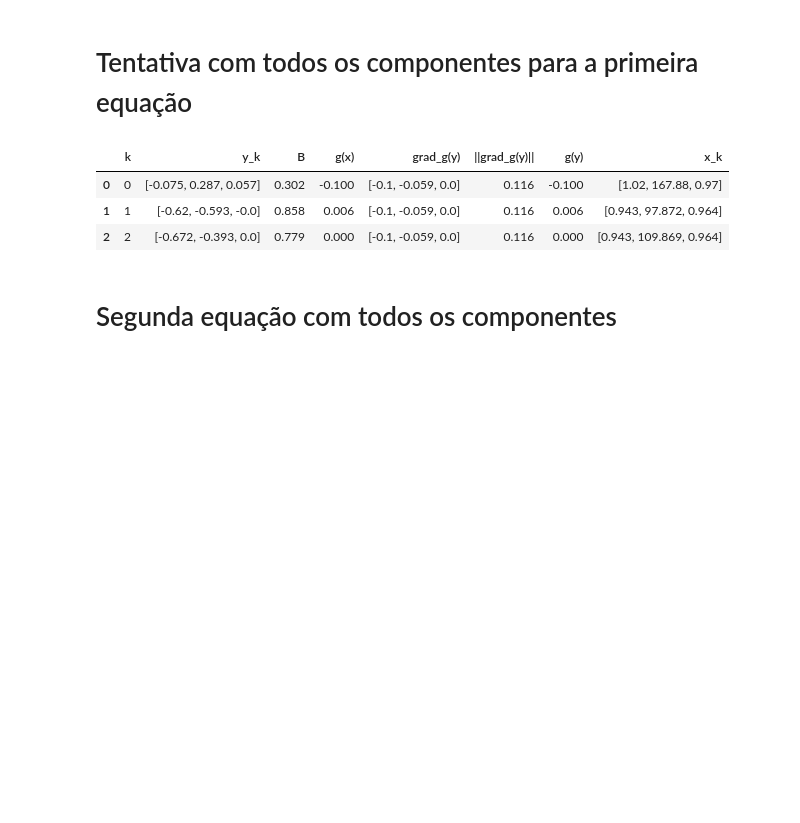
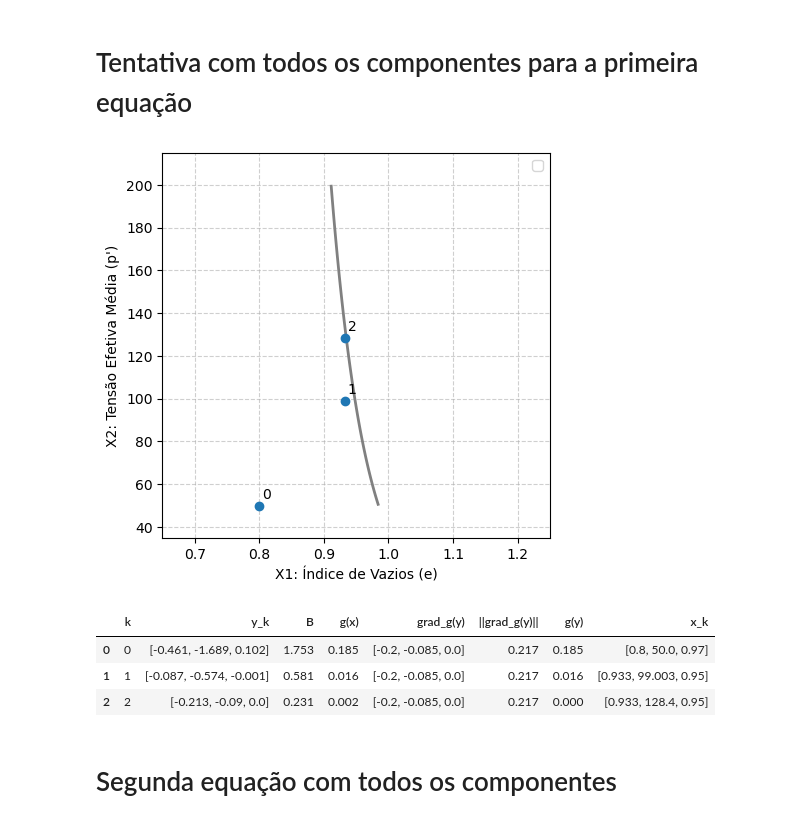
Before and after one commit to Gabrielsssilverio/Confiabilidade, a Jupyter notebook: Artigo.ipynb, the cells around one changed output. Drawn from its saved outputs; the diff is of its cells as text; code cells hidden in the pictures; blank space fills up the shorter version.

```diff
--- a/Artigo.ipynb
+++ b/Artigo.ipynb
@@ -710,13 +710,13 @@ def g_y_simbolico_fun (vetor_x_simbolico):
 
 # Descrição das variáveis aleatórias
 e = variavel_aleatoria(distribuicao='normal', nome='Indices_vazio', simbolo='e')
-e.conjunto_parametros(1.02, 0.1)
+e.conjunto_parametros(0.98, 0.2)
 
 p = variavel_aleatoria(distribuicao='lognormal', nome='Mean_effective_stess', simbolo='p')
 p.calculo_parametros(167.88, 109.04)
 
 n = variavel_aleatoria(distribuicao='lognormal', nome='N', simbolo='N')
-n.calculo_parametros(0.97, 0.11)
+n.calculo_parametros(0.97, 0.2)
 
 vetor_va = [e, p, n]
 
@@ -736,7 +736,7 @@ Rz = vx_obj.matriz_correlacao_nataf() # Garante que Cz é calculado (Cz = Rx = I
 J_yz, J_zy = vx_obj.decomposicao_cholesky()
 
 # Ponto inicial (ponto médio)
-x_start = np.array([1.02, 167.88, 0.97])
+x_start = np.array([0.8, 50, 0.97])
 ponto_projeto_obj = Ponto_projeto_HRLF(vx_obj, g_fun_numerica_g1, vetor_simbolico_y, g_y_simbolico_fun, g_sym_function, vetor_simbolico_x, x_start, max_iter=200)
 
 # Resultado da iteração
@@ -746,7 +746,6 @@ dados_arredondados = [[np.round(x, 3) for x in linha] for linha in resultado_ite
 # Montagem da tabela
 tabela_g1 = pd.DataFrame(dados_arredondados, columns=['k', 'y_k', 'B', 'g(x)', 'grad_g(y)', '||grad_g(y)||', 'g(y)', 'x_k' ])
 
-'''
 #Plot
 # Vetor com os valores de das variáveis
 coluna_vetor_x = tabela_g1['x_k']
@@ -754,57 +753,65 @@ coluna_vetor_x = tabela_g1['x_k']
 # Separação de X1 e X2
 X1_coords = coluna_vetor_x.apply(lambda vec: vec[0]) # Pega a 1ª componente (Indice de vazios)
 X2_coords = coluna_vetor_x.apply(lambda vec: vec[1]) # Pega a 2ª componente (Tensão efetiva média)
+X3_coords = coluna_vetor_x.apply(lambda vec: vec[2]) # Pega a 3ª componente (Razão de tensão)
 
 # Dominio a ser aplicado à g(X)
-X1_min = -0.1
+X1_min = 0.7
 X1_max = 1.2
 X2_min = 50.0
-X2_max = 3500.0
+X2_max = 200.0
+
+# Valor de X3 (n) no ponto de plotagem (usamos a média como referência)
+X3_REF = 0.97 # MU de 'n' (0.97)
 
 # Cria uma grade (mesh) de 100x100 pontos para X1 e X2
 num_points = 100
 X1_grid = np.linspace(X1_min, X1_max, num_points)
 X2_grid = np.linspace(X2_min, X2_max, num_points)
 X_mesh_1, X_mesh_2 = np.meshgrid(X1_grid, X2_grid)
 
 # Calculo de g(X)
-G_values = np.zeros(X_mesh_1.shape)
+G1_values = np.zeros(X_mesh_1.shape)
 for i in range(num_points):
     for j in range(num_points):
-        x_point = np.array([X_mesh_1[i, j], X_mesh_2[i, j]])
-        G_values[i, j] = g_fun_numerica_g1(x_point)
+        # CORREÇÃO: Cria um vetor 3D, fixando X3 na sua média
+        x_point = np.array([X_mesh_1[i, j], X_mesh_2[i, j], X3_REF])
+        G1_values[i, j] = g_fun_numerica_g1(x_point)
 
-# Contorno dos valores possíveis
-plt.plot([X1_min, X1_max, X1_max, X1_min, X1_min],
-         [X2_min, X2_min, X2_max, X2_max, X2_min],
-         color='gray', linestyle='-', linewidth=1)
+# --- INÍCIO DA PLOTAGEM ---
+plt.figure(figsize=(5, 5))
 
-# Plot de g(X)
-plt.contour(X_mesh_1, X_mesh_2, G_values, levels=[0], colors='gray', linestyles='-', linewidths=2, label='g(X)=0')
+# Plot de g(X)=0
+# 'CS' guarda o objeto de contorno para que a legenda funcione.
+CS = plt.contour(X_mesh_1, X_mesh_2, G1_values, levels=[0], colors='gray', linestyles='-', linewidths=2)
 
 # Trajetória de convergência
-plt.plot(X1_coords, X2_coords, marker='o',linestyle='', color='tab:blue')
-plt.scatter(X1_coords.iloc[-1], X2_coords.iloc[-1], color='red', marker='o')
+plt.plot(X1_coords, X2_coords, marker='o',linestyle='', color='tab:blue', label='')
 
-# Anotações dos pontos
+# Ponto de Projeto (último ponto da convergência)
+#plt.scatter(X1_coords.iloc[-1], X2_coords.iloc[-1], color='red', marker='o', s=100, label='Ponto de Projeto (x*)')
+
+# Anotações dos pontos (k)
 for k, (x1, x2) in enumerate(zip(X1_coords, X2_coords)):
     plt.annotate(str(k), (x1, x2), textcoords="offset points", xytext=(5,5), ha='center')
 
-# Ajusta os limites do eixo para cobrir o domínio e um pouco mais
+# Ajusta os limites do eixo para cobrir o domínio
 plt.xlim(X1_min - 0.1*(X1_max-X1_min), X1_max + 0.1*(X1_max-X1_min))
 plt.ylim(X2_min - 0.1*(X2_max-X2_min), X2_max + 0.1*(X2_max-X2_min))
 
-plt.xlabel('Void ratio')
-plt.ylabel('Mean effective stress')
+plt.xlabel('X1: Índice de Vazios (e)')
+plt.ylabel('X2: Tensão Efetiva Média (p\')')
+#plt.title('Convergência do FORM no Espaço de Variáveis Físicas (g1)')
+plt.grid(True, linestyle='--', alpha=0.6)
 plt.legend()
 plt.show()
-'''
 tabela_g1
 # %% [output]
+[figure, added]
 |  | k | y_k | B | g(x) | grad_g(y) | ||grad_g(y)|| | g(y) | x_k |
-| 0 | 0 | [-0.075, 0.287, 0.057] | 0.302 | -0.100 | [-0.1, -0.059, 0.0] | 0.116 | -0.100 | [1.02, 167.88, 0.97] |
-| 1 | 1 | [-0.62, -0.593, -0.0] | 0.858 | 0.006 | [-0.1, -0.059, 0.0] | 0.116 | 0.006 | [0.943, 97.872, 0.964] |
-| 2 | 2 | [-0.672, -0.393, 0.0] | 0.779 | 0.000 | [-0.1, -0.059, 0.0] | 0.116 | 0.000 | [0.943, 109.869, 0.964] |
+| 0 | 0 | [-0.461, -1.689, 0.102] | 1.753 | 0.185 | [-0.2, -0.085, 0.0] | 0.217 | 0.185 | [0.8, 50.0, 0.97] |
+| 1 | 1 | [-0.087, -0.574, -0.001] | 0.581 | 0.016 | [-0.2, -0.085, 0.0] | 0.217 | 0.016 | [0.933, 99.003, 0.95] |
+| 2 | 2 | [-0.213, -0.09, 0.0] | 0.231 | 0.002 | [-0.2, -0.085, 0.0] | 0.217 | 0.000 | [0.933, 128.4, 0.95] |
 # %% [markdown]
 # Segunda equação com todos os componentes
 # %%
```
Also changed, not shown: parts of 5 cells of this notebook.
